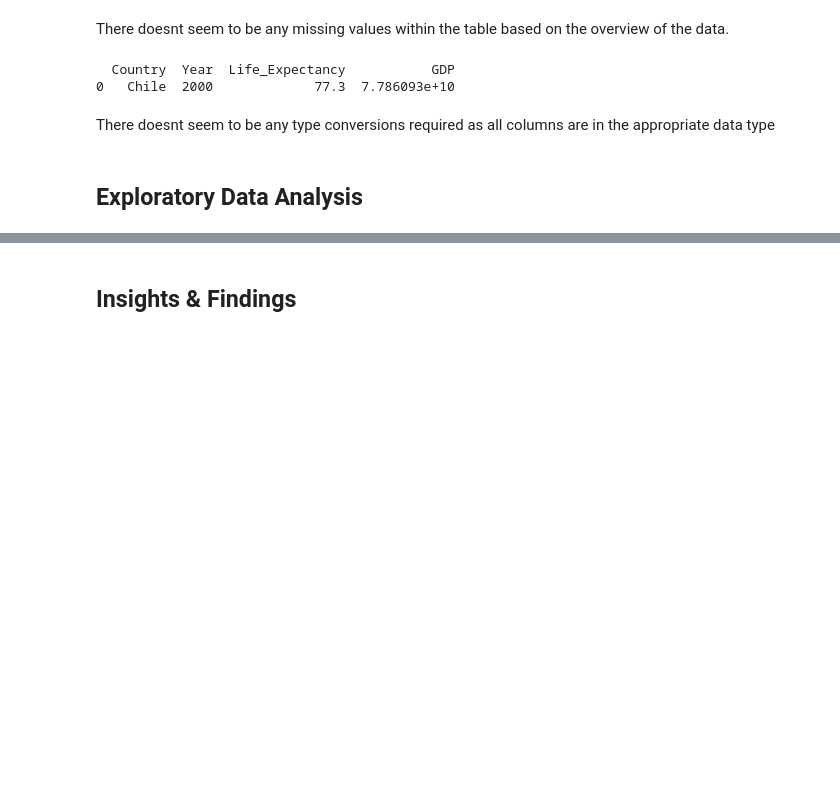
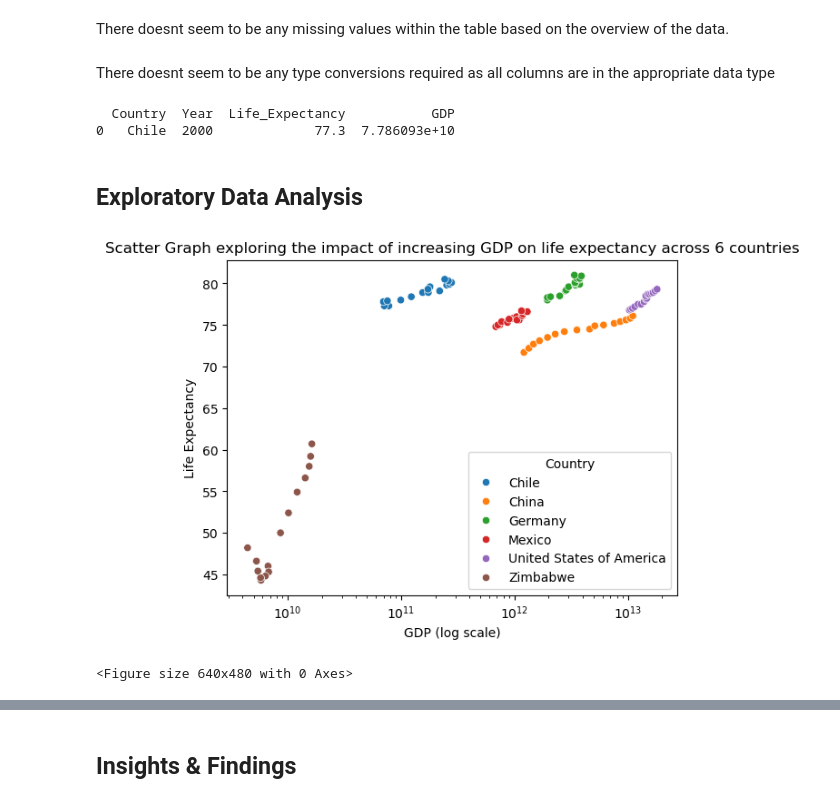
Before and after one commit to CanHergeleci/GDP-Life-Expectancy-Data-Analysis, a Jupyter notebook: life_expectancy_gdp.ipynb, the cells around one changed output, grey strips where cells are left out. Cells and saved outputs as stored; diff of their text form; code cells hidden in the pictures; blank space fills up the shorter version.

Commit message:
Started to explore the relationship between GDP and Life Expectancy both as a whole and by individual country

```diff
--- a/life_expectancy_gdp.ipynb
+++ b/life_expectancy_gdp.ipynb
@@ -56,6 +56,8 @@ None
 ## Data Cleaning & Preparation
 # %% [markdown]
 There doesnt seem to be any missing values within the table based on the overview of the data.
+# %% [markdown]
+There doesnt seem to be any type conversions required as all columns are in the appropriate data type
 # %%
 # Rename life expectancy column for easier access
 gdp_life_df.rename(columns={'Life expectancy at birth (years)': 'Life_Expectancy'}, inplace=True)
@@ -65,7 +67,19 @@ print(gdp_life_df.head(1))
 # %% [output]
   Country  Year  Life_Expectancy           GDP
 0   Chile  2000             77.3  7.786093e+10
-# %% [markdown]
-There doesnt seem to be any type conversions required as all columns are in the appropriate data type
 # %% [markdown]
 ## Exploratory Data Analysis
+# %%
+# Relationship between GDP and Life Expectancy
+sns.scatterplot(x='GDP', y='Life_Expectancy', hue='Country', data=gdp_life_df)
+plt.xscale('log')
+
+# Labelling and title
+plt.xlabel('GDP (log scale)')
+plt.ylabel('Life Expectancy')
+plt.title('Scatter Graph exploring the impact of increasing GDP on life expectancy across 6 countries')
+plt.show()
+plt.clf()
+# %% [output]
+[figure, added]
+<Figure size 640x480 with 0 Axes>
```
Also changed, not shown: parts of 2 cells of this notebook.
